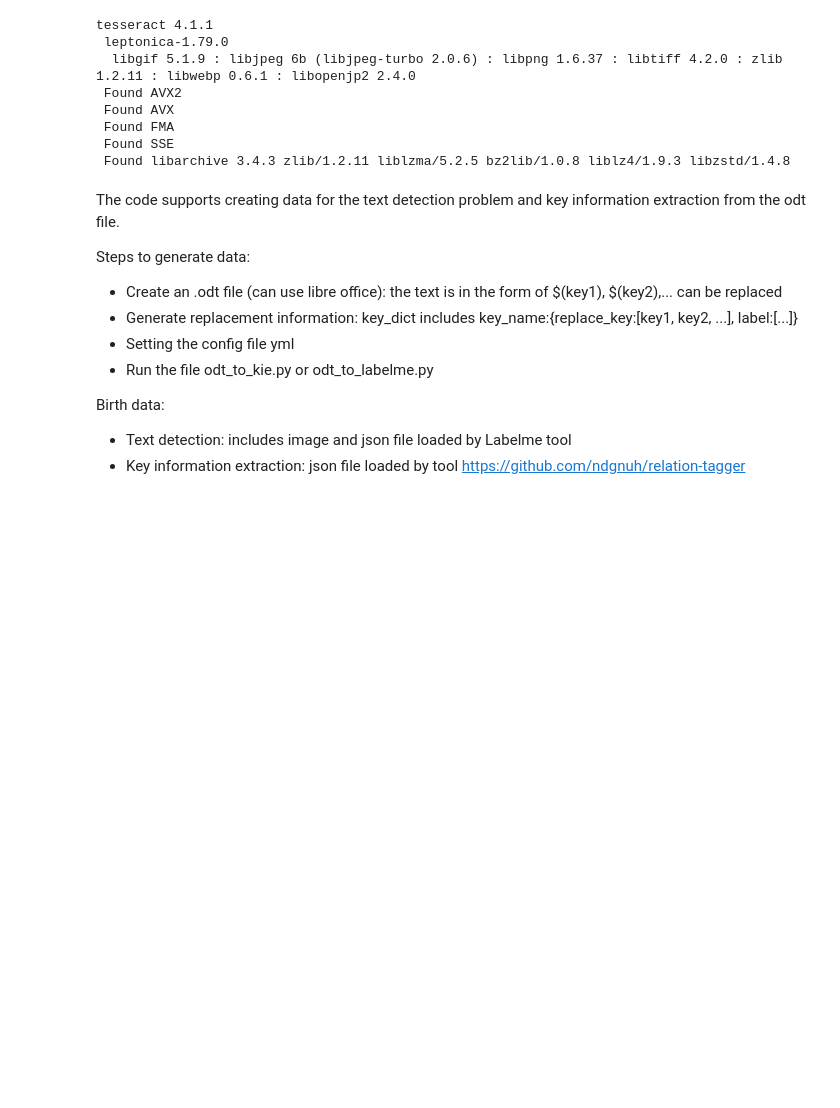
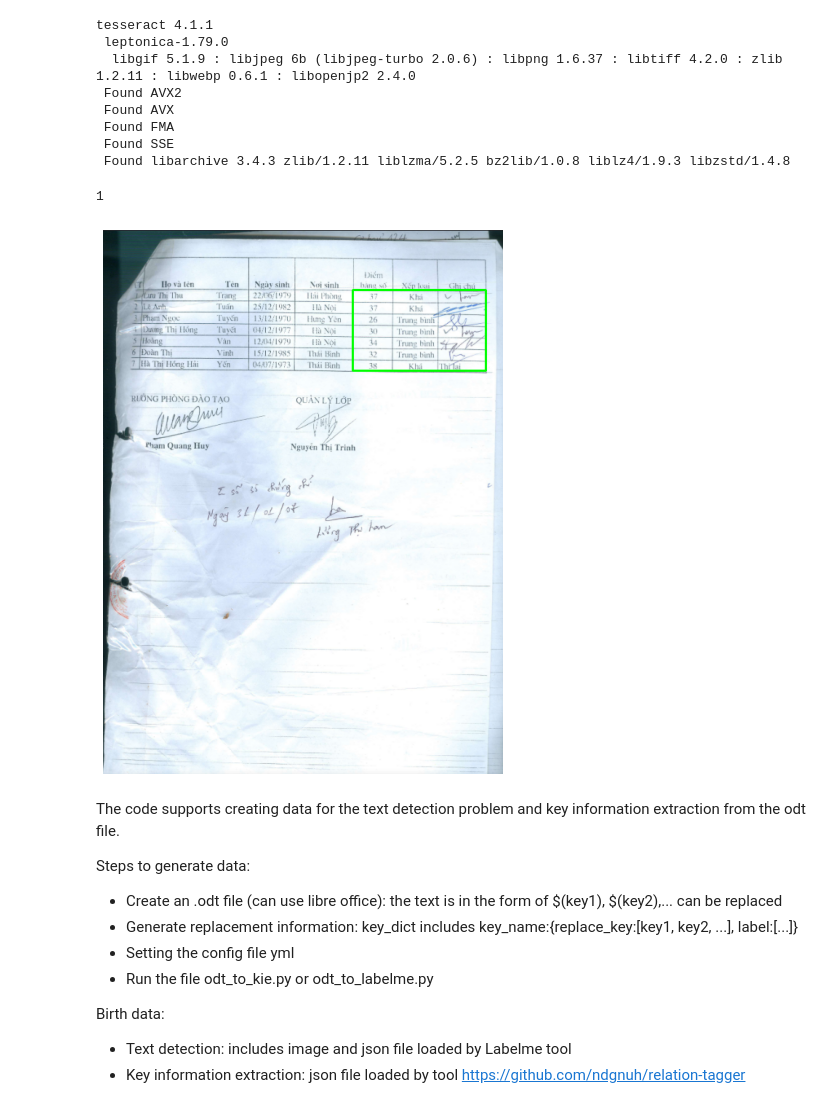
Before and after one commit to pahung1999/GenFromOdt, a Jupyter notebook: test_function.ipynb, the cells around one changed output. Cells and saved outputs as stored; diff of their text form; code cells hidden in the pictures; blank space fills up the shorter version.

```diff
--- a/test_function.ipynb
+++ b/test_function.ipynb
@@ -520,7 +607,7 @@ from img2table.ocr import TesseractOCR
 from img2table.document import Image
 # %%
 
-image_path = "/home/phung/AnhHung/temp/table/4.png"
+image_path = "/home/phung/AnhHung/temp/table/1.png"
 
 # image = Image(image_path,
 #               detect_rotation=False)
@@ -544,14 +631,23 @@ tesseract 4.1.1
  Found FMA
  Found SSE
  Found libarchive 3.4.3 zlib/1.2.11 liblzma/5.2.5 bz2lib/1.0.8 liblz4/1.9.3 libzstd/1.4.8
+# %%
+len(extracted_tables)
+# %% [output]
+1
 # %%
 bbox = extracted_tables[0].bbox
 x1 = int(bbox.x1)
 y1 = int(bbox.y1)
 x2 = int(bbox.x2)
 y2 = int(bbox.y2)
 
-image1 = Image.open(image_path)
+image1 = cv2.cvtColor(cv2.imread(image_path), cv2.COLOR_BGR2RGB)
+# image1 = draw_rectangle(image1, x1, y1, x2, y2, line_width = 2)
+image1 = bounding_box(image1, x1, y1, x2, y2, line_width = 2)
+plot_img(image1)
+# %% [output]
+[figure, added]
 # %% [markdown]
 The code supports creating data for the text detection problem and key information extraction from the odt file.
 
```
Also changed, not shown: parts of 23 cells of this notebook, 6 other files.
